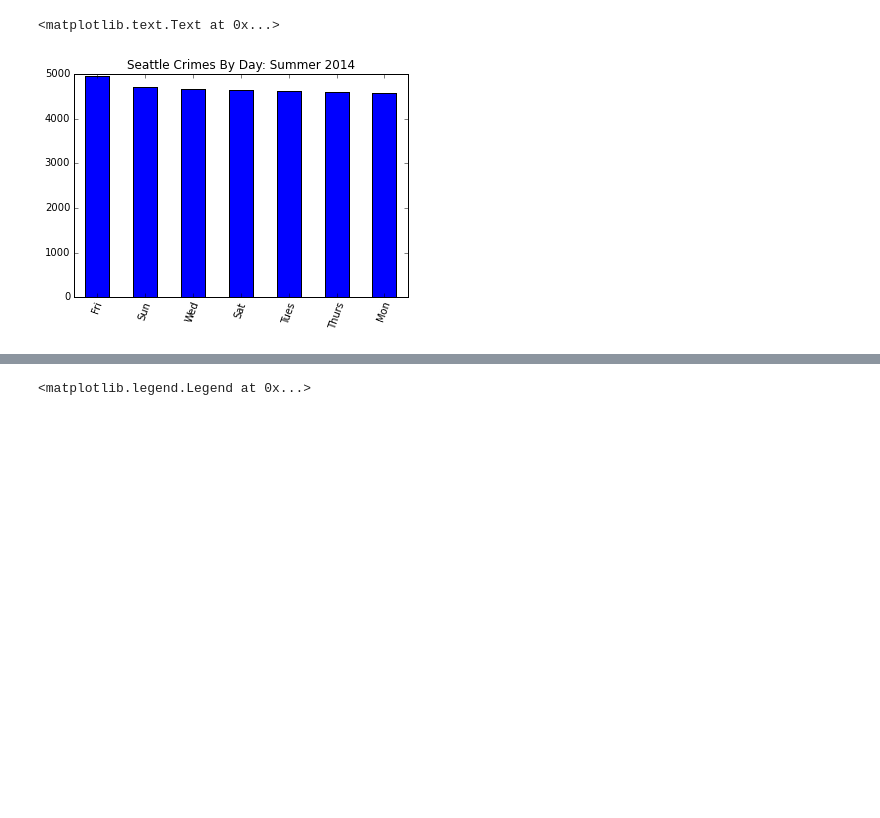
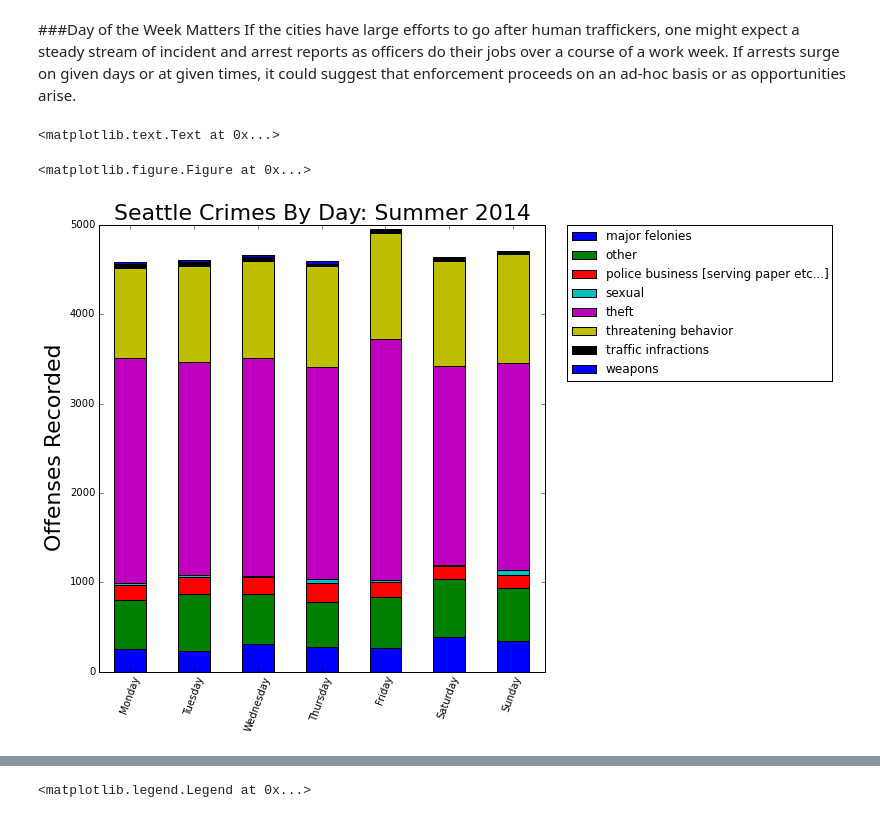
Before and after one commit to GF808080/cs-dvis, a Jupyter notebook: CrimeVis.ipynb, the cells around one changed output, grey strips where cells are left out. Saved outputs shown, nothing was run; the diff lists cells and outputs as text; code cells hidden in the pictures; blank space fills up the shorter version.

```diff
--- a/CrimeVis.ipynb
+++ b/CrimeVis.ipynb
@@ -30,3 +82,31 @@ plt.title('San Fancisco Crime: Summer 2014')
+# %%
+seattle['theft']=seattle['Summarized Offense Description'].str.contains("|".join(theft))*1
+seattle['weapons']=seattle['Summarized Offense Description'].str.contains("|".join(weapons))*2
+seattle['threatBehavior']=seattle['Summarized Offense Description'].str.contains("|".join(threatBehavior))*3
+seattle['traffic']=seattle['Summarized Offense Description'].str.contains("|".join(traffic))*4
+seattle['sexual']=seattle['Summarized Offense Description'].str.contains("|".join(sexual))*5
+seattle['transactions']=seattle['Summarized Offense Description'].str.contains("|".join(transactions))*6
+seattle['MajorFelonies']=seattle['Summarized Offense Description'].str.contains("|".join(OFelonies))*7
+seattle['sumofallfears'] = seattle['theft']+seattle['weapons']+seattle['threatBehavior']+seattle['traffic']+seattle['sexual']+seattle['transactions']+seattle['MajorFelonies']
+seattle['Other'] = seattle.sumofallfears.apply(lambda x: 8 if x == 0 else  0)
+seattle['BroadCrimeCat'] =seattle['sumofallfears'] = seattle['theft']+seattle['weapons']+seattle['threatBehavior']+seattle['traffic']+seattle['sexual']+seattle['transactions']+seattle['MajorFelonies']+seattle['Other']
+seattle['BroadCrimeCat'] = seattle.BroadCrimeCat.apply(lambda x: to_type(x))
+
+sf['theft'] = sf.Category.str.contains("|".join(theft))*1
+sf['weapons'] = sf.Category.str.contains("|".join(weapons))*2
+sf['threatBehavior'] = sf.Category.str.contains("|".join(threatBehavior))*3
+sf['traffic'] = sf.Category.str.contains("|".join(traffic))*4
+sf['sexual'] = sf.Category.str.contains("|".join(sexual))*5
+sf['transactions'] = sf.Category.str.contains("|".join(transactions))*6
+sf['MajorFelonies'] = sf.Category.str.contains("|".join(OFelonies))*7
+
+sf['sumofallfears'] = sf['theft']+sf['weapons']+sf['threatBehavior']+sf['traffic']+sf['sexual']+sf['transactions']+sf['MajorFelonies']
+sf['Other'] =sf.sumofallfears.apply(lambda x: 8 if x == 0 else  0)
+sf['BroadCrimeCat'] = sf['theft']+sf['weapons']+sf['threatBehavior']+sf['traffic']+sf['sexual']+sf['transactions']+sf['MajorFelonies']+sf['Other']
+sf['BroadCrimeCat'] =sf['BroadCrimeCat'].apply(lambda x: to_type(x))
+# %% [markdown]
+###Day of the Week Matters
+If the cities have large efforts to go after human traffickers, one might expect a steady stream of incident and arrest reports as officers do their jobs over a course of a work week. If arrests surge on given days or at given times, it could suggest that enforcement proceeds on an ad-hoc basis or as opportunities arise.
 # %%
 """
 Crimes by day of week
@@ -48,11 +128,17 @@ def day_map(daynumber):
         return "Sun"
 seattle['DayOfWeek'] = seattle['Occurred Date or Date Range Start'].dt.dayofweek
 seattle['DayOfWeek'] = seattle.DayOfWeek.apply(lambda x: day_map(x))
-##now plot
-seattle['DayOfWeek'].value_counts().plot(kind = 'bar')
-plt.xticks(rotation=70)
-plt.title('Seattle Crimes By Day: Summer 2014')
-# %% [output]
-<matplotlib.text.Text at 0x...>
-[figure, removed]
+# %%
+fig = plt.figure(figsize=(10,10))
+ax4 = seattle.groupby(seattle['Occurred Date or Date Range Start'].dt.dayofweek)\
+['BroadCrimeCat'].value_counts().unstack(1).plot(kind='bar', stacked=True, figsize=(8,8))
+ax4.set_xticklabels(['Monday', 'Tuesday', 'Wednesday', 'Thursday', "Friday", "Saturday", "Sunday"])
+ax4.set_ylabel("Offenses Recorded", fontsize =22)
+plt.xticks(rotation = 70)
+plt.legend(bbox_to_anchor=(1.05, 1), loc=2, borderaxespad=0.)
+plt.title('Seattle Crimes By Day: Summer 2014', fontsize =22)
+# %% [output]
+<matplotlib.text.Text at 0x...>
+<matplotlib.figure.Figure at 0x...>
+[figure, added]
 # %%
```
Also changed, not shown: parts of 21 cells of this notebook.
